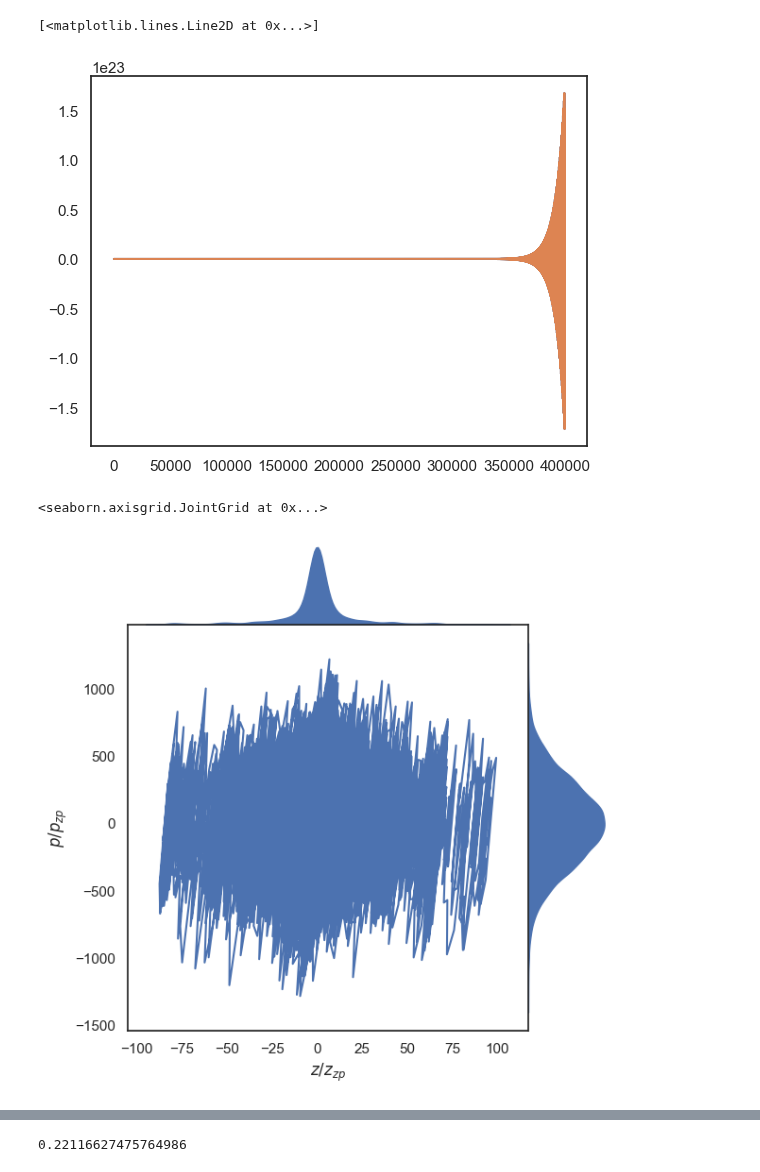
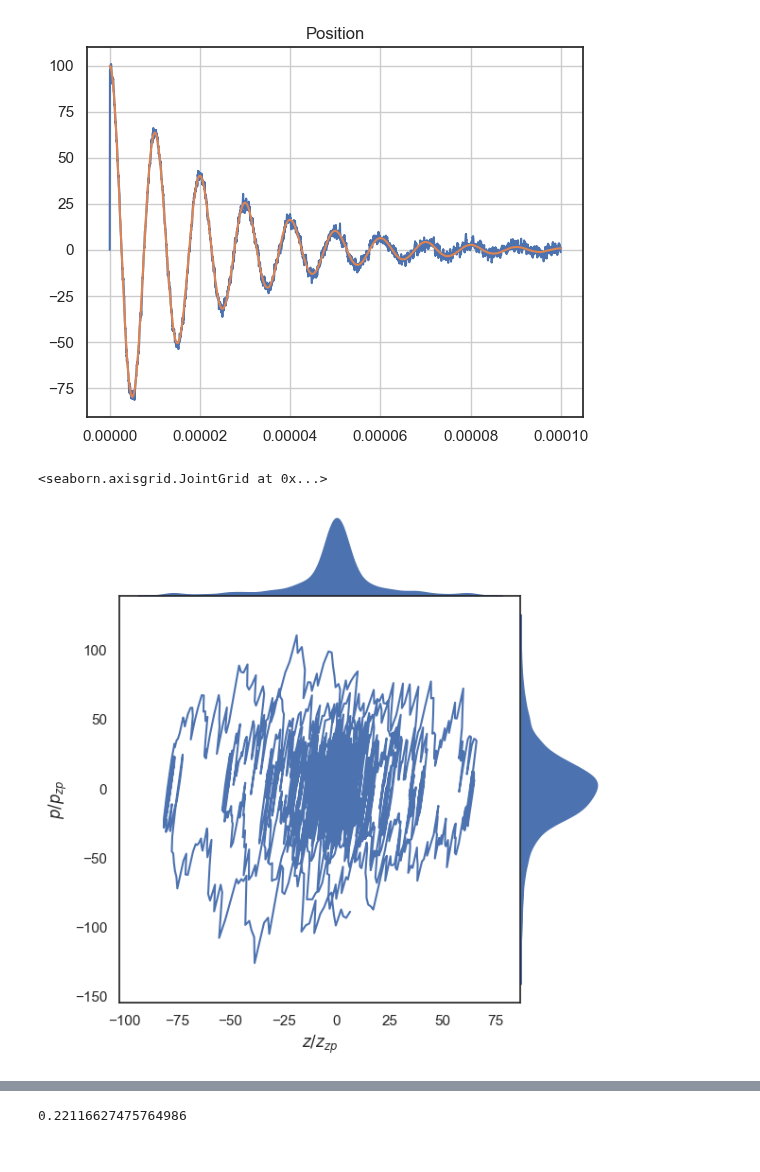
Before and after one commit to QuantumAdventures/single-photons, a Jupyter notebook: notebooks/3. Control Simulation.ipynb, the cells around one changed output, grey strips where cells are left out. Drawn from its saved outputs; the diff is of its cells as text; code cells hidden in the pictures.

```diff
--- a/notebooks/3. Control Simulation.ipynb
+++ b/notebooks/3. Control Simulation.ipynb
@@ -10,7 +10,7 @@ from single_photons.environment import Particle
 # %%
 omega = 2*np.pi*1e5
 T = 2*np.pi/omega
-t = np.arange(0, 1000*T, T/400)
+t = np.arange(0, 10*T, T/400)
 N = t.shape[0]
 delta_t = np.diff(t)[0]
 # %%
@@ -33,29 +33,28 @@ states = np.array([[100],[0.]])
 K = np.array([[1, 1e5]])
 new_states = np.zeros((N,2))
 kalman = KalmanFilter(estimation, P0, Ad, env.B*delta_t, env.C, Q, R)
-measured_states = np.zeros((N, 2))
+measured_states = np.zeros((N))
 estimated_states = np.zeros((N, 2))
 estimated_states[0,:] = estimation.reshape((2))
 estimation = estimation.reshape((2,1))
 for i in tqdm(range(t.shape[0])):
-    #u = -np.matmul(K, estimation).sum()
+    u = -np.matmul(K, estimation).sum()
     new_states[i,:] = states[:,0]
-    measured_states[i, :] = states[:, 0] + std_detection*np.random.normal()
+    measured_states[i] = states[0, 0] + std_detection*np.random.normal()
     kalman.propagate_dynamics(np.array([[u]]))
-    kalman.compute_aposteriori(measured_states[i,0])
+    kalman.compute_aposteriori(measured_states[i])
     estimated_states[i,:] = kalman.estimates_aposteriori[i][:,0].reshape((2))
     estimation = estimated_states[i,:].reshape((2,1))
     states = env.step(states, control=u, delta_t=delta_t)
 # %%
-#plt.plot(new_states[:,0])
-#plt.plot(measured_states[:,1])
-#plt.xlim([0,10000])
-plt.plot(estimated_states[:,0])
-plt.plot(new_states[:,0])
-#plt.ylim([-.2,0])
+fig = plt.Figure()
+plt.title('Position')
+plt.plot(t, estimated_states[:,0])
+plt.plot(t, new_states[:,0])
+plt.grid()
+plt.show()
 # %% [output]
-[<matplotlib.lines.Line2D at 0x...>]
-[figure, old version]
+[figure, new version]
 # %%
 z = estimated_states[:,0]*env.zp_x
 p = estimated_states[:,1]*env.zp_p
@@ -71,7 +70,7 @@ g.plot_marginals(sns.kdeplot, alpha=1, fill=True)
 g.set_axis_labels(r'$z/z_{zp}$',r'$p/p_{zp}$')
 # %% [output]
 <seaborn.axisgrid.JointGrid at 0x...>
-[figure, old version]
+[figure, new version]
 # %%
 plt.plot(df['z'], df['p'])
 # %% [output]
```
Also changed, not shown: parts of 3 cells of this notebook, 6 other files.
